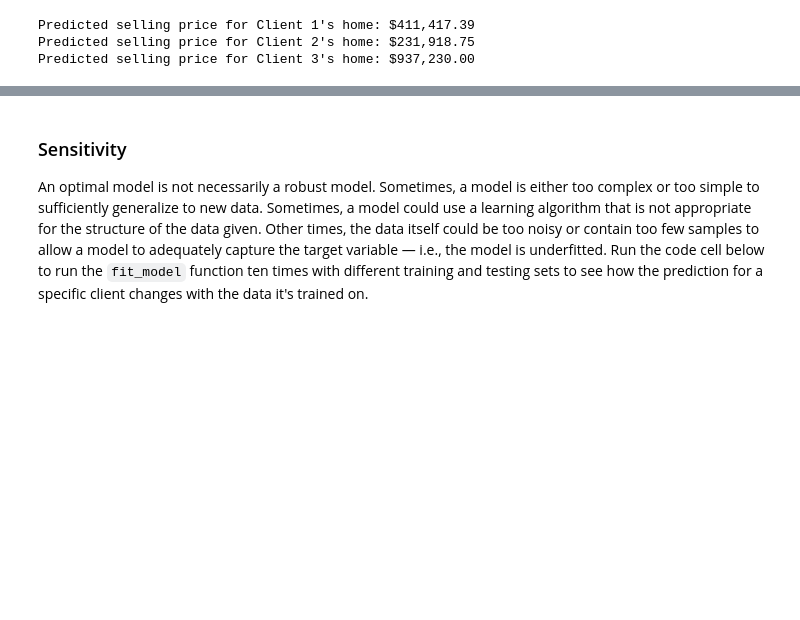
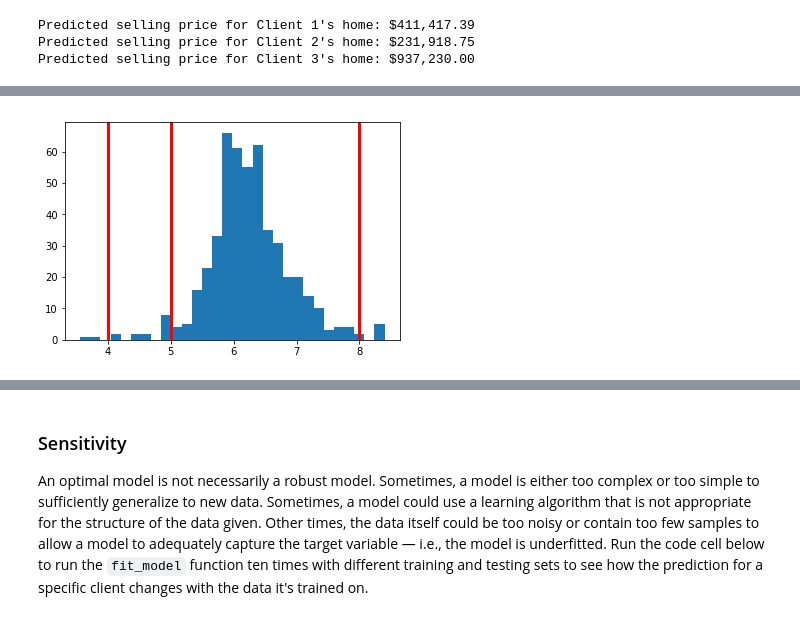
Before and after one commit to RolandXu/machine-learning, a Jupyter notebook: projects/boston_housing/boston_housing_answer.ipynb, the cells around one changed output, grey strips where cells are left out. Cells and saved outputs as stored; diff of their text form; code cells hidden in the pictures; blank space fills up the shorter version.

```diff
--- a/projects/boston_housing/boston_housing_answer.ipynb
+++ b/projects/boston_housing/boston_housing_answer.ipynb
@@ -367,0 +350,7 @@ None
+# %%
+import matplotlib.pyplot as plt
+plt.hist(features['RM'], bins = 30)
+for cl in client_data:
+    plt.axvline(cl[0], c = 'r', lw = 3)
+# %% [output]
+[figure, added]
```
Also changed, not shown: parts of 9 cells of this notebook, 1 other file.
